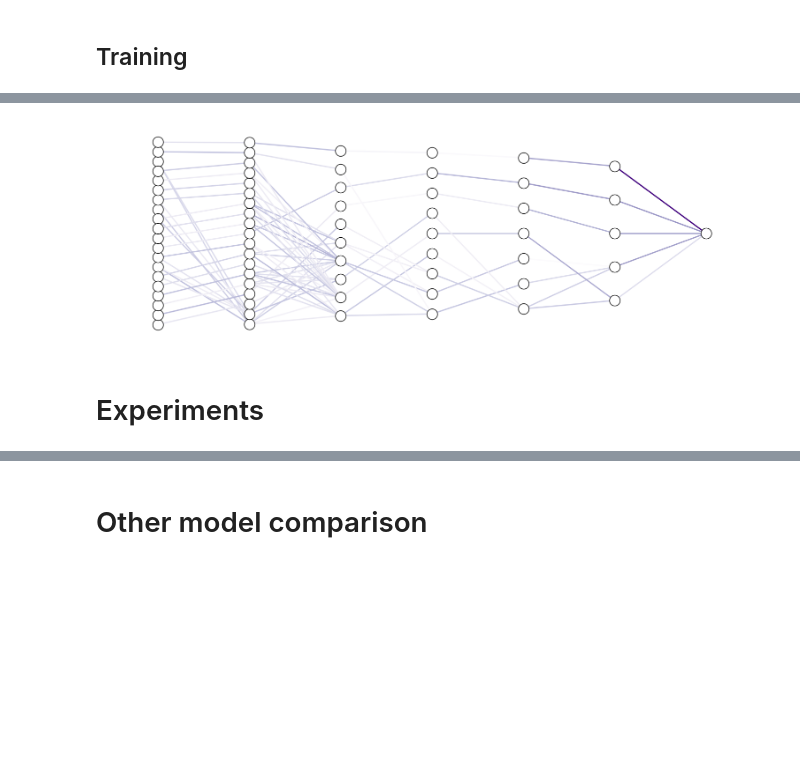
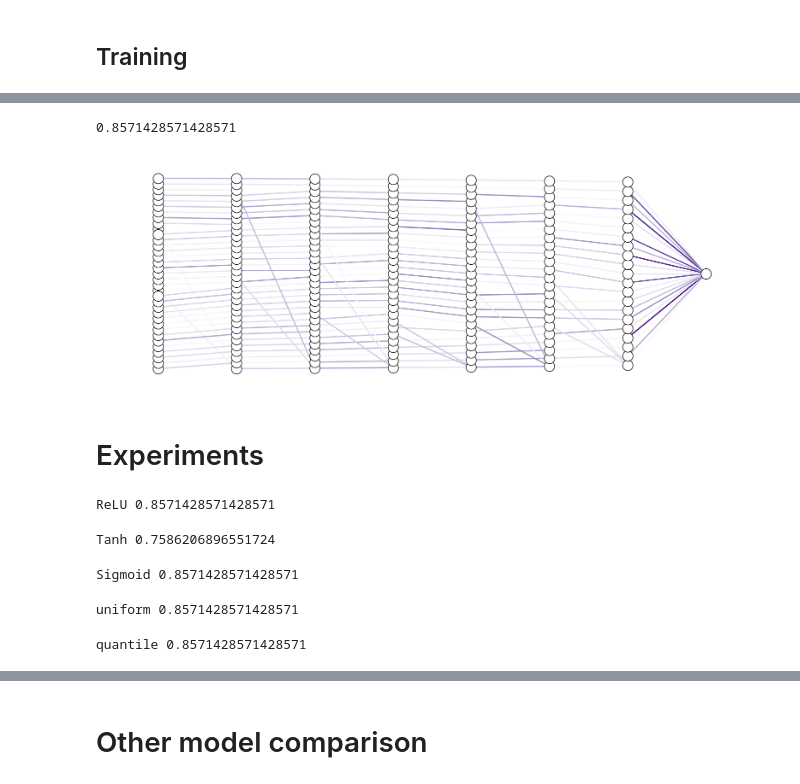
Before and after one commit to yuasosnin/neural-fca, a Jupyter notebook: main.ipynb, the cells around one changed output, grey strips where cells are left out. Cells and saved outputs as stored; diff of their text form; code cells hidden in the pictures; blank space fills up the shorter version.

```diff
--- a/main.ipynb
+++ b/main.ipynb
@@ -133,11 +121,15 @@ print(losses[-1])
-# %%
-plt.figure(figsize=(15,5))
-g, pos, weights = cn.networkx_graph()
-pos_ = {node: (-y, x) for node, (x,y) in pos.items()}
-nx.draw(
-    g, pos_, edge_color=[weights[frozenset((u,v))] for u,v in g.edges],
-    edge_cmap=plt.cm.Purples, node_color='w', edgecolors='black', width=2)
-# %% [output]
-[figure, removed]
+# %%
+x_val = data.x['val']
+y_val = data.y['val'][:,None]
+with torch.no_grad():
+    y_pred = cn(x_val) > 0.5
+    print(f1_score(y_pred, y_val))
+# %% [output]
+0.8571428571428571
+# %%
+fig = plt.figure(figsize=(20,7))
+cn.plot_network(edge_cmap=plt.cm.Purples, node_color='w', edgecolors='black', width=2)
+# %% [output]
+[figure, added]
 # %% [markdown]
 # Experiments
@@ -143,0 +144,28 @@ nx.draw(
+# %%
+x_val = data.x['val']
+y_val = data.y['val'][:,None]
+
+for act in [nn.ReLU, nn.Tanh, nn.Sigmoid]:
+    torch.manual_seed(1)
+    cn = ConceptNetwork(best_concepts, nonlinearity=act)
+    train(cn, data, epochs=5000, lr=1e-3)
+    with torch.no_grad():
+        y_pred = cn(x_val) > 0.5
+        print(act.__name__, f1_score(y_pred, y_val))
+# %% [output]
+ReLU 0.8571428571428571
+Tanh 0.7586206896551724
+Sigmoid 0.8571428571428571
+# %%
+for s in ['uniform', 'quantile']:
+    binarizer = KBinsDiscretizer(strategy=s)
+    data_ = DataCollection(df_bool.values, df_num.values, target.values, binarizer=binarizer)
+    torch.manual_seed(1)
+    cn = ConceptNetwork(best_concepts, nonlinearity=nn.ReLU)
+    train(cn, data_, epochs=5000, lr=1e-3)
+    with torch.no_grad():
+        y_pred = cn(x_val) > 0.5
+        print(s, f1_score(y_pred, y_val))
+# %% [output]
+uniform 0.8571428571428571
+quantile 0.8571428571428571
```
Also changed, not shown: parts of 34 cells of this notebook, 2 other files.
